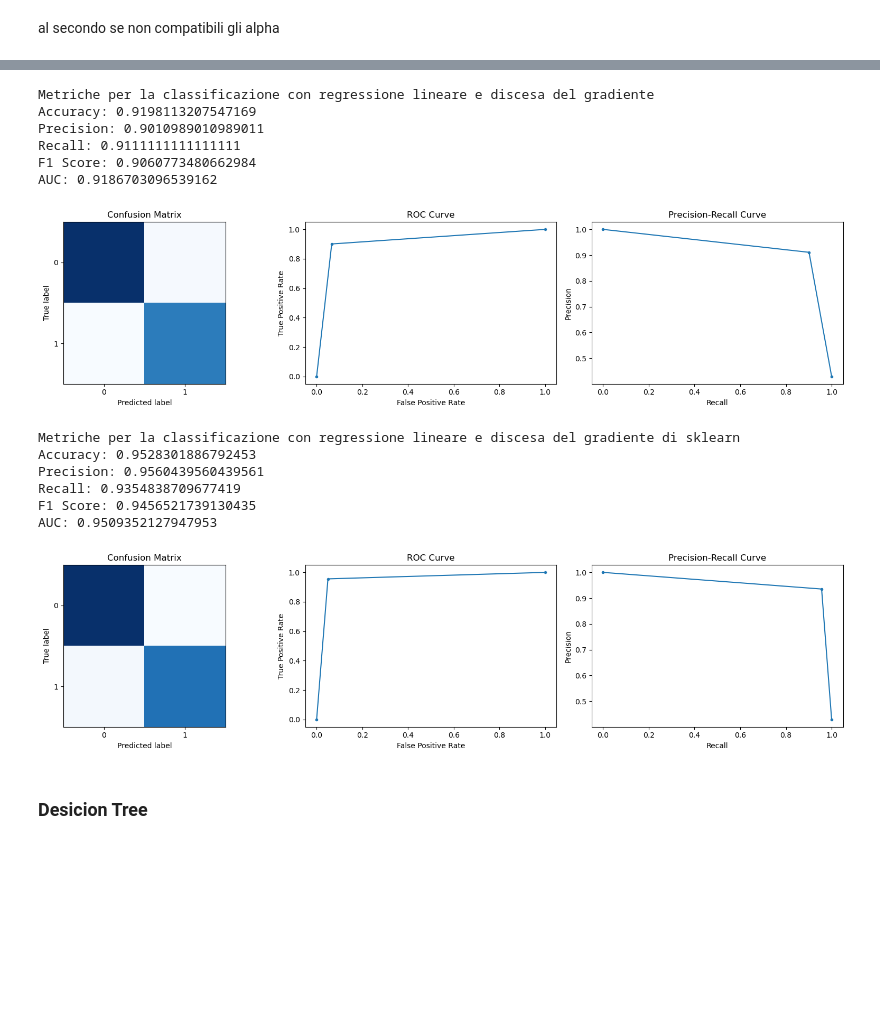
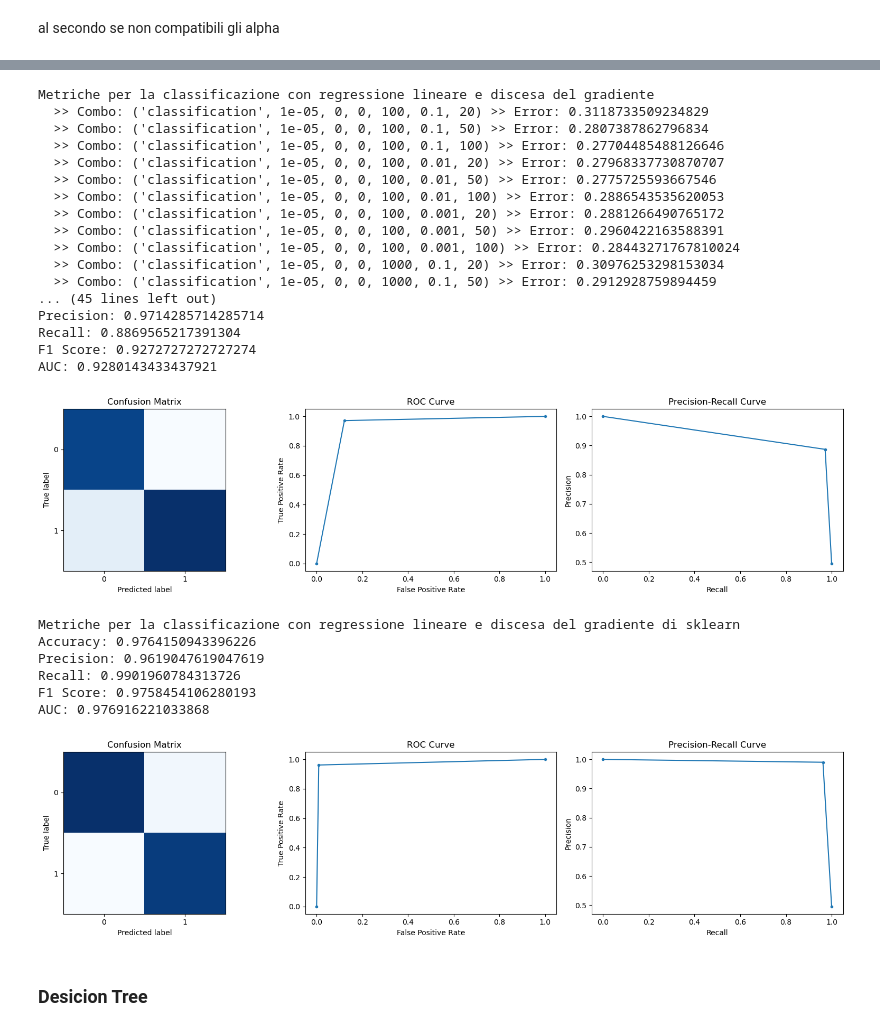
Before and after one commit to alepot55/Predicting-Obesity, a Jupyter notebook: hw1.ipynb, the cells around one changed output, grey strips where cells are left out. Drawn from its saved outputs; the diff is of its cells as text; code cells hidden in the pictures; blank space fills up the shorter version.

```diff
--- a/hw1.ipynb
+++ b/hw1.ipynb
@@ -372,10 +372,16 @@ def grid_search(x, y, model_class, model_params, k, loss, verbose):  # Grid sear
 
         # Stampa il progresso
         if verbose:
-            print(f"Combo: {combo}, Error: {error}")
+            print(f"  >> Combo: {combo} >> Error: {error}")
 
     # Trova la combinazione di parametri con l'errore minore
-    return combinations[np.argmin(errors)]
+    combo_optim = combinations[np.argmin(errors)]
+
+    # Stampa i parametri ottimali
+    if verbose:
+            print(f"  => Optimal combo: {combo_optim} >>")
+
+    return combo_optim
 
 def model_selection(model_class, model_params, mode, k=5, loss=mean_squared_error, bins=-1, verbose=False, standardization=False,):  # Model selection tramite k-fold cross validation
 
@@ -800,48 +851,59 @@ AUC: 0.9614930524021433
 # %%
 # Valutazione del modello con discesa del gradiente stocastico per la classificazione
 
 # Il mio modello
 
 model_params = {
     "mode": ["classification"],
-    "alpha": [0.1],
+    "alpha": [10**i for i in range(-5, -3)],
     "lambda1": [0],
     "lambda2": [0],
-    "num_iterations": [10000],
-    "cutoff": [0.0001],
-    "batch": [20]
+    "num_iterations": [100, 1000, 10000],
+    "cutoff": [0.1, 0.01, 0.001],
+    "batch": [20, 50, 100],
     }
 
 print("Metriche per la classificazione con regressione lineare e discesa del gradiente")
-optim_params["Linear Regression GD"], classification_results["Linear Regression GD"] = model_selection(MyLinearRegressor, model_params, standardization=True, mode="classification")
+optim_params["Linear Regression GD"], classification_results["Linear Regression GD"] = model_selection(MyLinearRegressor, model_params, standardization=True, mode="classification", verbose=True)
 
 # Il modello di sklearn
 
 from sklearn.linear_model import SGDRegressor
 
 max_iter = optim_params["Linear Regression GD"]["num_iterations"]
 alpha = optim_params["Linear Regression GD"]["alpha"]
 tol = optim_params["Linear Regression GD"]["cutoff"]
 
 model = SGDRegressor(max_iter=max_iter, tol=tol)
 
 print("\nMetriche per la classificazione con regressione lineare e discesa del gradiente di sklearn")
 sklearn_results(model, "classification", standardization=True, round=True)
 # %% [output]
 Metriche per la classificazione con regressione lineare e discesa del gradiente
-Accuracy: 0.9198113207547169
-Precision: 0.9010989010989011
-Recall: 0.9111111111111111
-F1 Score: 0.9060773480662984
-AUC: 0.9186703096539162
+  >> Combo: ('classification', 1e-05, 0, 0, 100, 0.1, 20) >> Error: 0.3118733509234829
+  >> Combo: ('classification', 1e-05, 0, 0, 100, 0.1, 50) >> Error: 0.2807387862796834
+  >> Combo: ('classification', 1e-05, 0, 0, 100, 0.1, 100) >> Error: 0.27704485488126646
+  >> Combo: ('classification', 1e-05, 0, 0, 100, 0.01, 20) >> Error: 0.27968337730870707
+  >> Combo: ('classification', 1e-05, 0, 0, 100, 0.01, 50) >> Error: 0.2775725593667546
+  >> Combo: ('classification', 1e-05, 0, 0, 100, 0.01, 100) >> Error: 0.2886543535620053
+  >> Combo: ('classification', 1e-05, 0, 0, 100, 0.001, 20) >> Error: 0.2881266490765172
+  >> Combo: ('classification', 1e-05, 0, 0, 100, 0.001, 50) >> Error: 0.2960422163588391
+  >> Combo: ('classification', 1e-05, 0, 0, 100, 0.001, 100) >> Error: 0.28443271767810024
+  >> Combo: ('classification', 1e-05, 0, 0, 1000, 0.1, 20) >> Error: 0.30976253298153034
+  >> Combo: ('classification', 1e-05, 0, 0, 1000, 0.1, 50) >> Error: 0.2912928759894459
+... (45 lines left out)
+Precision: 0.9714285714285714
+Recall: 0.8869565217391304
+F1 Score: 0.9272727272727274
+AUC: 0.9280143433437921
-[figure, old version]
+[figure, new version]
 Metriche per la classificazione con regressione lineare e discesa del gradiente di sklearn
-Accuracy: 0.9528301886792453
-Precision: 0.9560439560439561
-Recall: 0.9354838709677419
-F1 Score: 0.9456521739130435
-AUC: 0.9509352127947953
+Accuracy: 0.9764150943396226
+Precision: 0.9619047619047619
+Recall: 0.9901960784313726
+F1 Score: 0.9758454106280193
+AUC: 0.976916221033868
-[figure, old version]
+[figure, new version]
 # %% [markdown]
 ### Desicion Tree
 # %% [markdown]
```
Also changed, not shown: parts of 28 cells of this notebook.
